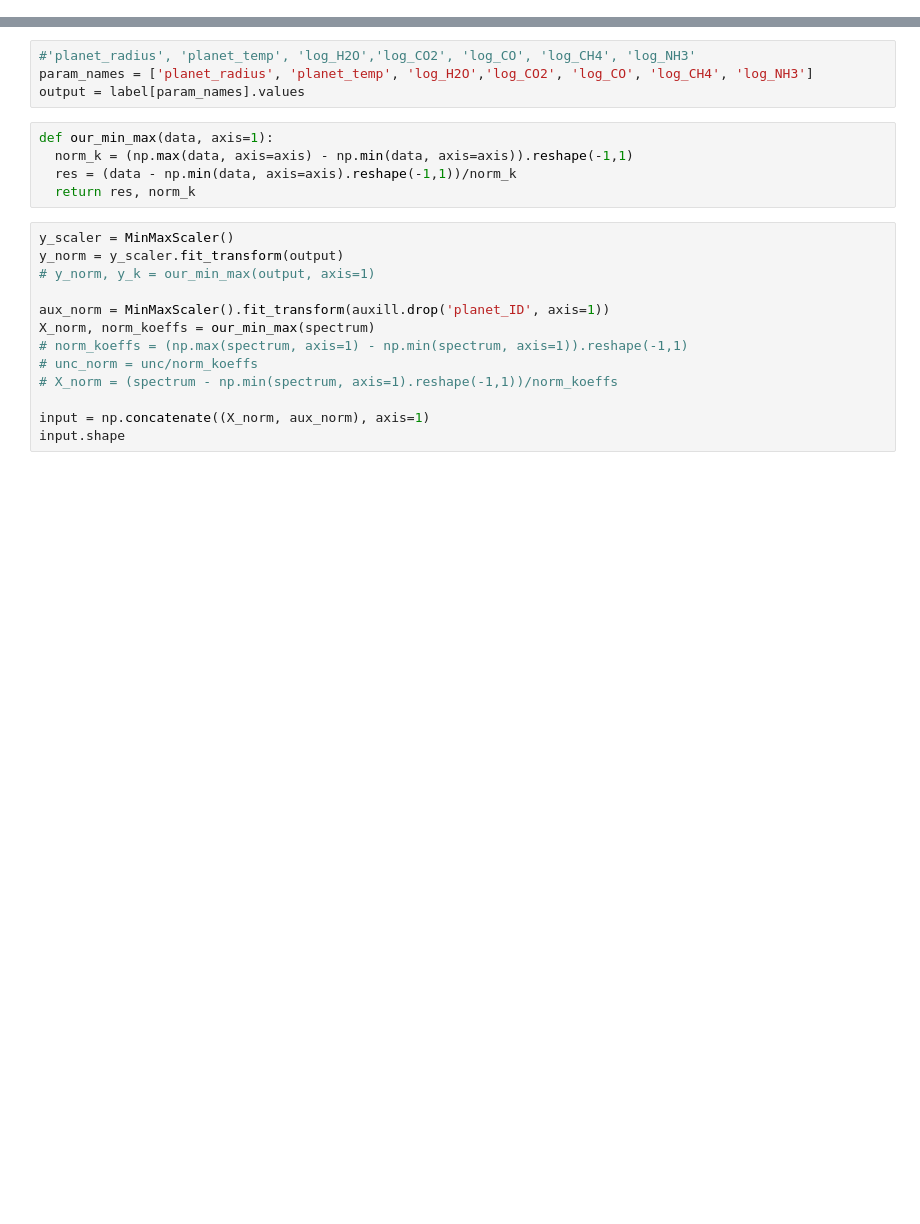
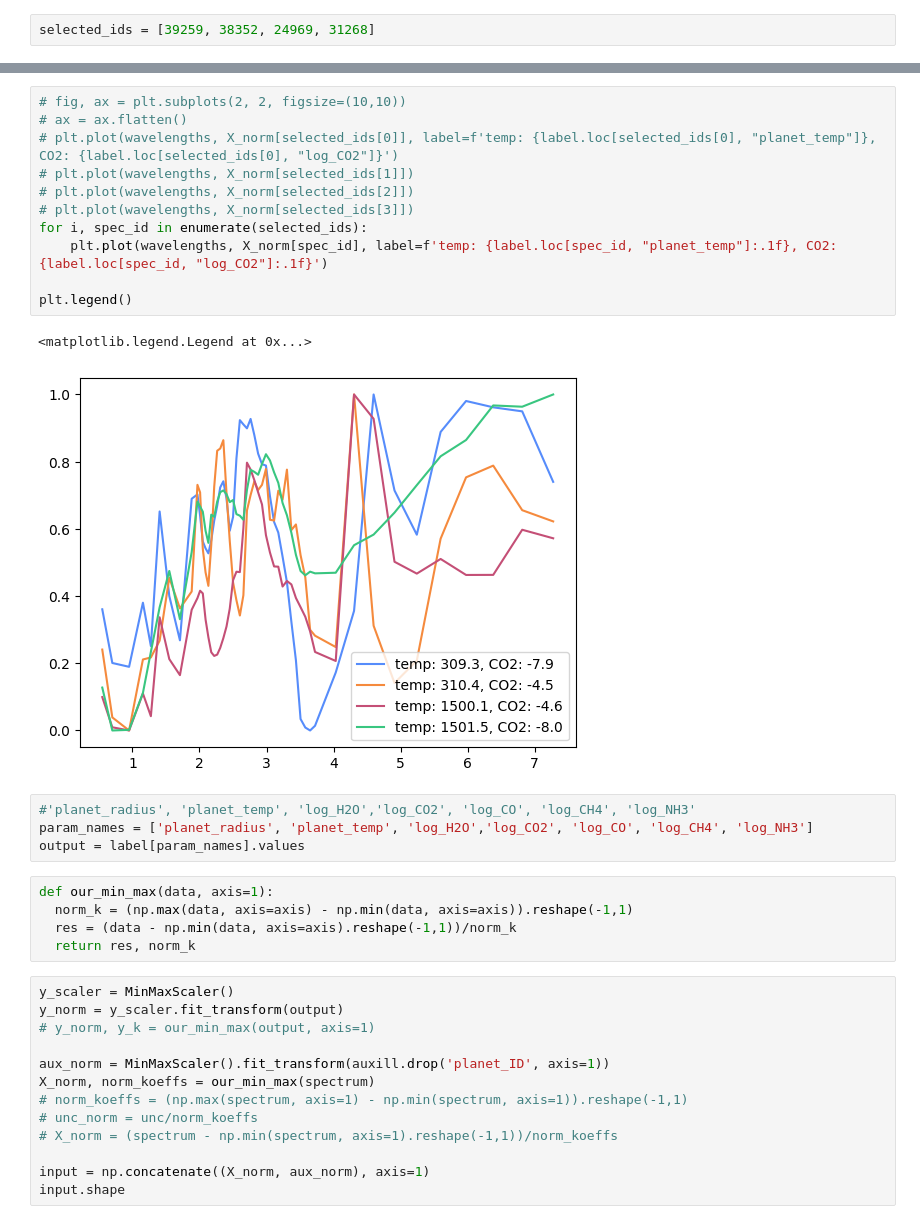
Before and after one commit to CosmicHitchhiker/ds_astro_2026s, a Jupyter notebook: ex7/exercise7.ipynb, the cells around one changed output, grey strips where cells are left out. Drawn from its saved outputs; the diff is of its cells as text; blank space fills up the shorter version.

```diff
--- a/ex7/exercise7.ipynb
+++ b/ex7/exercise7.ipynb
@@ -35,0 +58,2 @@ plt.savefig('meanspec.png')
+# %%
+selected_ids = [39259, 38352, 24969, 31268]
@@ -36,3 +68,17 @@ plt.savefig('meanspec.png')
+# %%
+# fig, ax = plt.subplots(2, 2, figsize=(10,10))
+# ax = ax.flatten()
+# plt.plot(wavelengths, X_norm[selected_ids[0]], label=f'temp: {label.loc[selected_ids[0], "planet_temp"]}, CO2: {label.loc[selected_ids[0], "log_CO2"]}')
+# plt.plot(wavelengths, X_norm[selected_ids[1]])
+# plt.plot(wavelengths, X_norm[selected_ids[2]])
+# plt.plot(wavelengths, X_norm[selected_ids[3]])
+for i, spec_id in enumerate(selected_ids):
+    plt.plot(wavelengths, X_norm[spec_id], label=f'temp: {label.loc[spec_id, "planet_temp"]:.1f}, CO2: {label.loc[spec_id, "log_CO2"]:.1f}')
+
+plt.legend()
+# %% [output]
+<matplotlib.legend.Legend at 0x...>
+[figure, added]
 # %%
 #'planet_radius', 'planet_temp', 'log_H2O','log_CO2', 'log_CO', 'log_CH4', 'log_NH3'
 param_names = ['planet_radius', 'planet_temp', 'log_H2O','log_CO2', 'log_CO', 'log_CH4', 'log_NH3']
```
Also changed, not shown: parts of 5 cells of this notebook.
